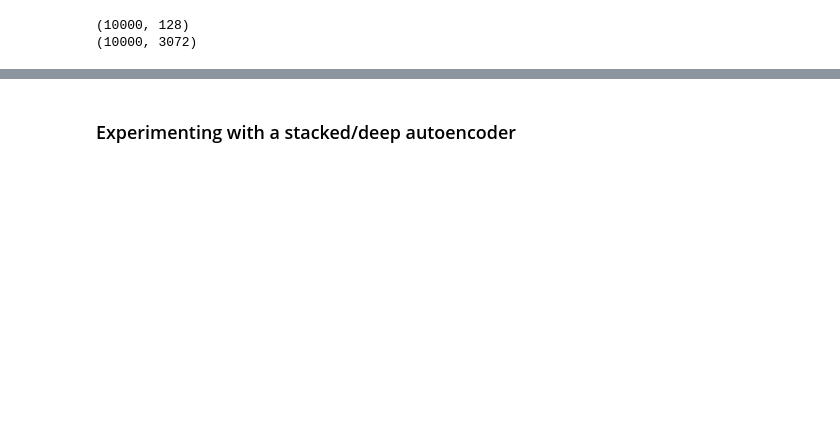
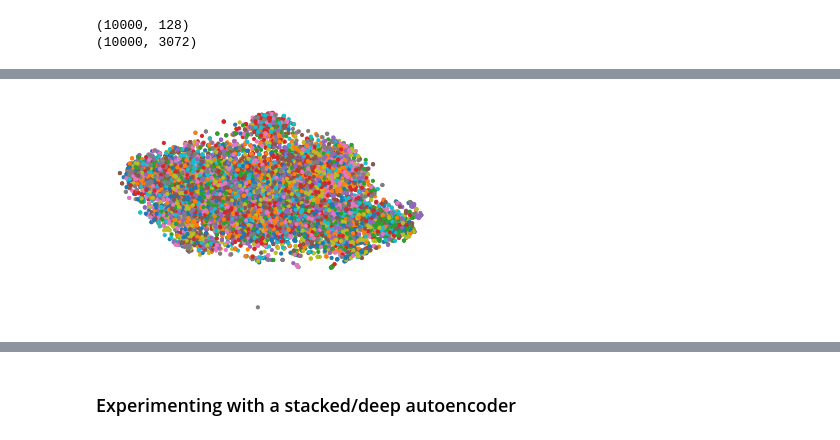
Before and after one commit to VeeranjaneyuluToka/tensorflow, a Jupyter notebook: autoencoder/notebooks/dense_autoencoders_exp.ipynb, the cells around one changed output, grey strips where cells are left out. Saved outputs shown, nothing was run; the diff lists cells and outputs as text; code cells hidden in the pictures; blank space fills up the shorter version.

```diff
--- a/autoencoder/notebooks/dense_autoencoders_exp.ipynb
+++ b/autoencoder/notebooks/dense_autoencoders_exp.ipynb
@@ -141,0 +156,10 @@ display_encoder_embeddings(x_train[:100], 8, 16)
+# %%
+tsne_1 = TSNE()
+x_test_2d = tsne_1.fit_transform(latent_codings)
+x_test_2d = (x_test_2d - x_test_2d.min()) /(x_test_2d.max() - x_test_2d.min())
+# %%
+plt.scatter(x_test_2d[:, 0], x_test_2d[:, 1], c = y_test.squeeze(), s=10, cmap="tab10")
+plt.axis("off")
+plt.show()
+# %% [output]
+[figure, added]
```
Also changed, not shown: parts of 25 cells of this notebook.
